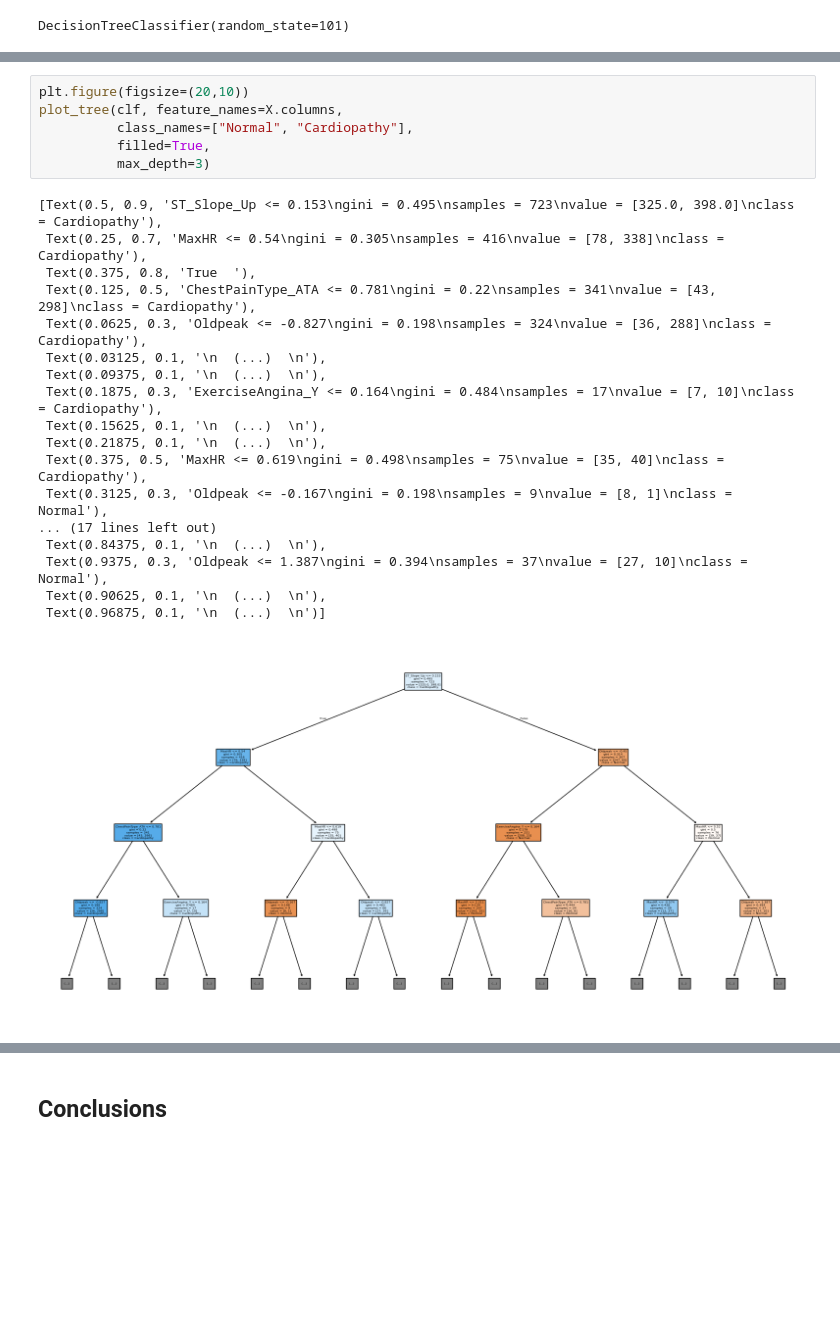
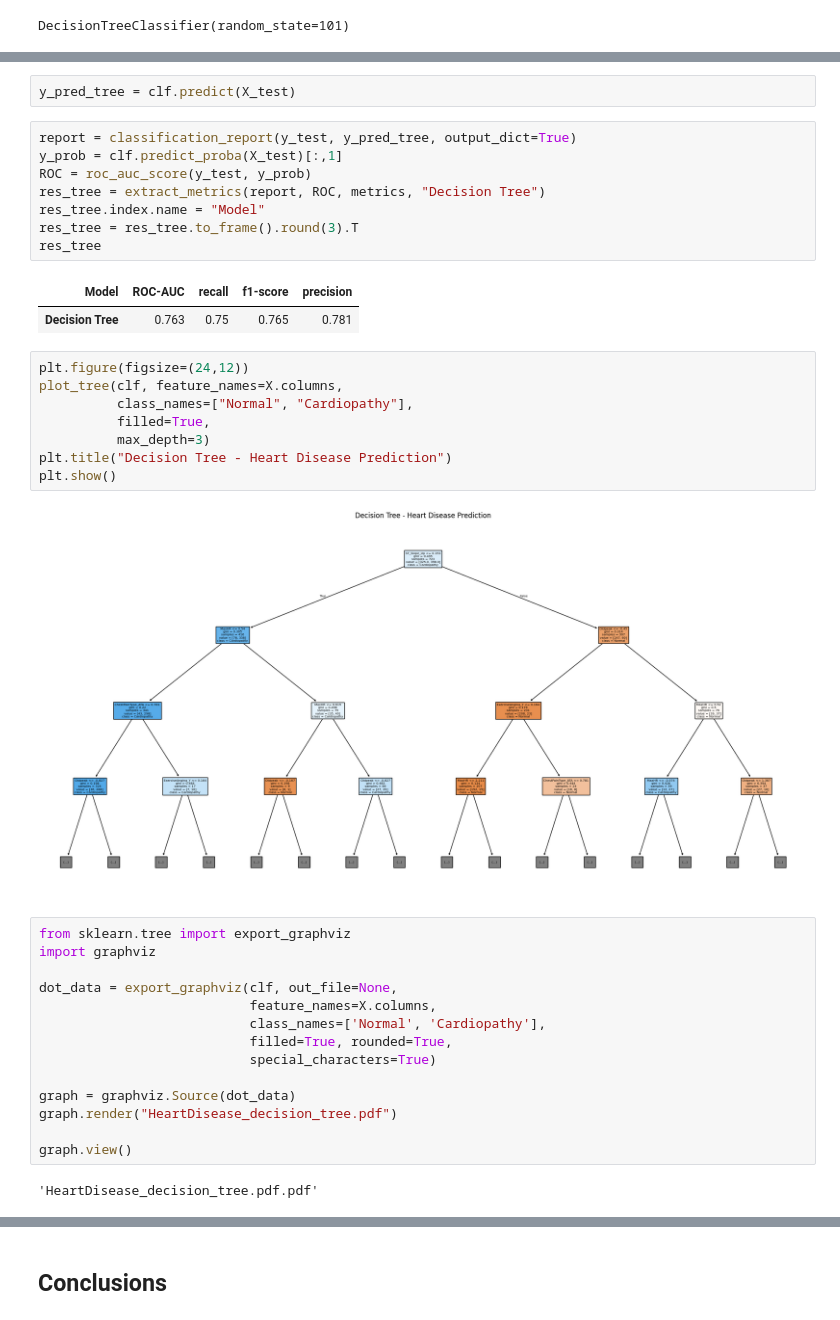
Before and after one commit to biotechwithdata/REPO, a Jupyter notebook: heart_disease_risk_analysis.ipynb, the cells around one changed output, grey strips where cells are left out. Saved outputs shown, nothing was run; the diff lists cells and outputs as text; blank space fills up the shorter version.

```diff
--- a/heart_disease_risk_analysis.ipynb
+++ b/heart_disease_risk_analysis.ipynb
@@ -827,25 +823,39 @@ weighted avg       0.75      0.75      0.75       181
+# %%
+y_pred_tree = clf.predict(X_test)
+# %%
+report = classification_report(y_test, y_pred_tree, output_dict=True)
+y_prob = clf.predict_proba(X_test)[:,1]
+ROC = roc_auc_score(y_test, y_prob)
+res_tree = extract_metrics(report, ROC, metrics, "Decision Tree")
+res_tree.index.name = "Model"
+res_tree = res_tree.to_frame().round(3).T
+res_tree
+# %% [output]
+| Model | ROC-AUC | recall | f1-score | precision |
+| Decision Tree | 0.763 | 0.75 | 0.765 | 0.781 |
 # %%
-plt.figure(figsize=(20,10))
+plt.figure(figsize=(24,12))
 plot_tree(clf, feature_names=X.columns,
           class_names=["Normal", "Cardiopathy"],
           filled=True,
           max_depth=3)
+plt.title("Decision Tree - Heart Disease Prediction")
+plt.show()
 # %% [output]
-[Text(0.5, 0.9, 'ST_Slope_Up <= 0.153\ngini = 0.495\nsamples = 723\nvalue = [325.0, 398.0]\nclass = Cardiopathy'),
- Text(0.25, 0.7, 'MaxHR <= 0.54\ngini = 0.305\nsamples = 416\nvalue = [78, 338]\nclass = Cardiopathy'),
- Text(0.375, 0.8, 'True  '),
- Text(0.125, 0.5, 'ChestPainType_ATA <= 0.781\ngini = 0.22\nsamples = 341\nvalue = [43, 298]\nclass = Cardiopathy'),
- Text(0.0625, 0.3, 'Oldpeak <= -0.827\ngini = 0.198\nsamples = 324\nvalue = [36, 288]\nclass = Cardiopathy'),
- Text(0.03125, 0.1, '\n  (...)  \n'),
- Text(0.09375, 0.1, '\n  (...)  \n'),
- Text(0.1875, 0.3, 'ExerciseAngina_Y <= 0.164\ngini = 0.484\nsamples = 17\nvalue = [7, 10]\nclass = Cardiopathy'),
- Text(0.15625, 0.1, '\n  (...)  \n'),
- Text(0.21875, 0.1, '\n  (...)  \n'),
- Text(0.375, 0.5, 'MaxHR <= 0.619\ngini = 0.498\nsamples = 75\nvalue = [35, 40]\nclass = Cardiopathy'),
- Text(0.3125, 0.3, 'Oldpeak <= -0.167\ngini = 0.198\nsamples = 9\nvalue = [8, 1]\nclass = Normal'),
-... (17 lines left out)
- Text(0.84375, 0.1, '\n  (...)  \n'),
- Text(0.9375, 0.3, 'Oldpeak <= 1.387\ngini = 0.394\nsamples = 37\nvalue = [27, 10]\nclass = Normal'),
- Text(0.90625, 0.1, '\n  (...)  \n'),
- Text(0.96875, 0.1, '\n  (...)  \n')]
-[figure, old version]
+[figure, new version]
+# %%
+from sklearn.tree import export_graphviz
+import graphviz
+
+dot_data = export_graphviz(clf, out_file=None,
+                           feature_names=X.columns,
+                           class_names=['Normal', 'Cardiopathy'],
+                           filled=True, rounded=True,
+                           special_characters=True)
+
+graph = graphviz.Source(dot_data)
+graph.render("HeartDisease_decision_tree.pdf")
+
+graph.view()
+# %% [output]
+'HeartDisease_decision_tree.pdf.pdf'
```
Also changed, not shown: parts of 43 cells of this notebook, 3 other files.
